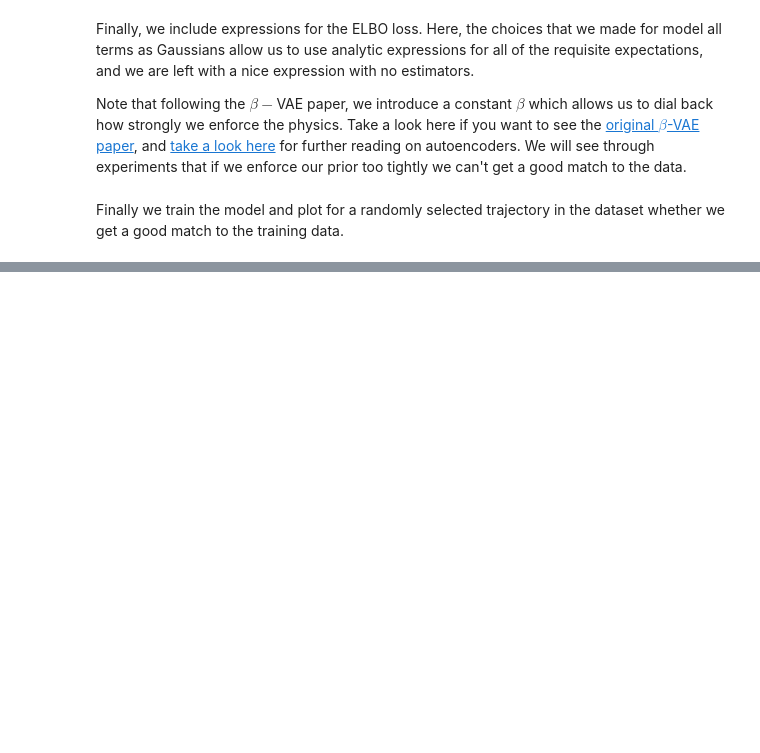
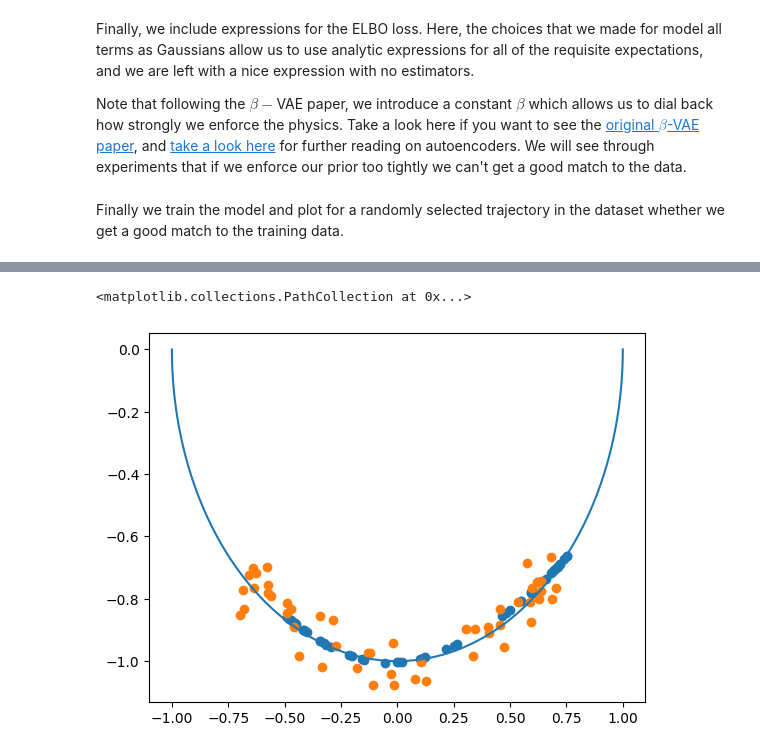
Before and after one commit to natrask/ENM5310, a Jupyter notebook: VAE_markov_example.ipynb, the cells around one changed output, grey strips where cells are left out. Drawn from its saved outputs; the diff is of its cells as text; code cells hidden in the pictures; blank space fills up the shorter version.

```diff
--- a/VAE_markov_example.ipynb
+++ b/VAE_markov_example.ipynb
@@ -111,6 +119,10 @@ for i in range(1000):
 # %%
 data_dict = {y_in:ydata[np.random.randint(0,Ndata,1),:,:],beta:1.0}
 input_traj = sess.run(y_in,feed_dict=data_dict)
 trajectory = sess.run(y_hat,feed_dict=data_dict)
+plt.plot(np.cos(np.linspace(np.pi,2.*np.pi,100)),np.sin(np.linspace(np.pi,2.*np.pi,100)))
 plt.scatter(trajectory[0][:,0],trajectory[0][:,1])
 plt.scatter(input_traj[0][:,0],input_traj[0][:,1])
+# %% [output]
+<matplotlib.collections.PathCollection at 0x...>
+[figure, added]
```
Also changed, not shown: parts of 3 cells of this notebook.
